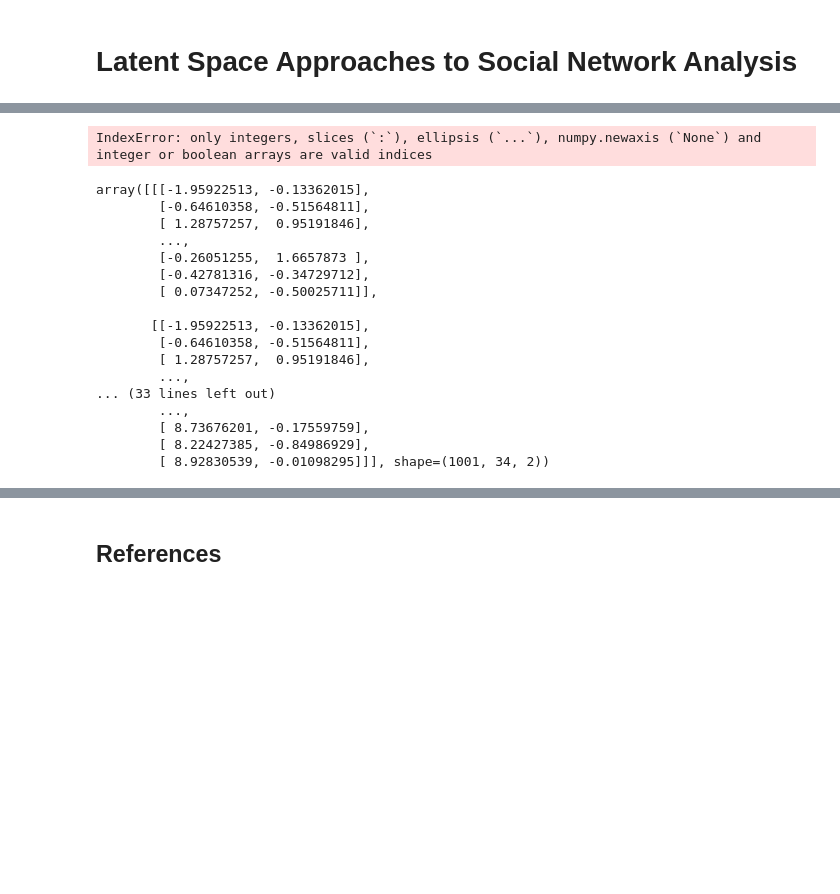
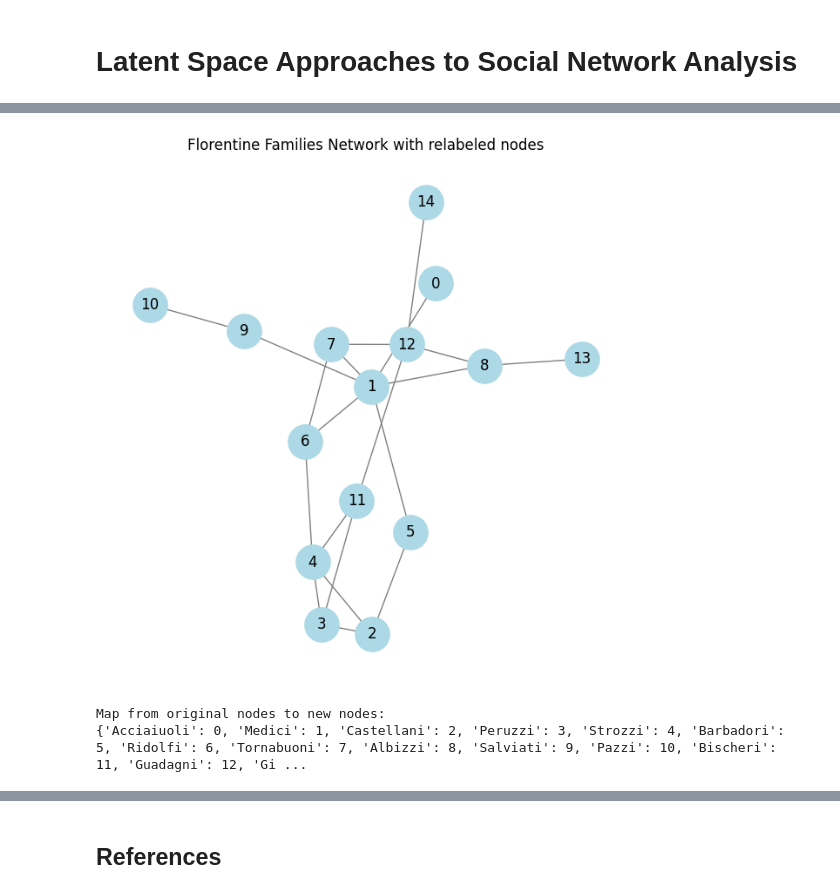
Before and after one commit to cnosa/LatentSpaces_Network_Manifold, a Jupyter notebook: LatentNetwork_Euclidean.ipynb, the cells around one changed output, grey strips where cells are left out. Saved outputs shown, nothing was run; the diff lists cells and outputs as text; code cells hidden in the pictures; blank space fills up the shorter version.

```diff
--- a/LatentNetwork_Euclidean.ipynb
+++ b/LatentNetwork_Euclidean.ipynb
@@ -59,64 +23,15 @@ def grad_U(Z):
-# %%
-
-# 4. Implementar HMC
-def hmc(Z_init, num_samples, epsilon=0.05, L=10, std_dev=1.0):
-    samples = [Z_init]
-    Z = Z_init.copy()
-
-    for _ in range(num_samples):
-        p = np.random.normal(0, std_dev, size=Z.shape)
-        current_p = p.copy()
-
-        p -= epsilon * grad_U(Z) / 2
-
-        for _ in range(L):
-            Z += epsilon * p
-            p -= epsilon * grad_U(Z)
-
-        p -= epsilon * grad_U(Z) / 2
-        p = -p
-
-        current_U = U(samples[-1])
-        current_K = np.sum(current_p ** 2) / 2
-        proposed_U = U(Z)
-        proposed_K = np.sum(p ** 2) / 2
-
-        if np.random.rand() < np.exp(current_U - proposed_U + current_K - proposed_K):
-            samples.append(Z.copy())
-        else:
-            samples.append(samples[-1])
-
-    return np.array(samples)
-
-# 5. Ejecutar HMC
-samples = hmc(Z, 100)
-
-# 6. Graficar las posiciones finales de los nodos en el espacio latente
-final_positions = samples[-1]
-plt.scatter(final_positions[:, 0], final_positions[:, 1], c='blue')
-for i, pos in enumerate(final_positions):
-    plt.text(pos[0], pos[1], str(i), fontsize=12, ha='right')
-plt.title("Posiciones Latentes de los Monjes")
-plt.show()
-# %% [output]
-IndexError: only integers, slices (`:`), ellipsis (`...`), numpy.newaxis (`None`) and integer or boolean arrays are valid indices
-# %%
-samples
-# %% [output]
-array([[[-1.95922513, -0.13362015],
-        [-0.64610358, -0.51564811],
-        [ 1.28757257,  0.95191846],
-        ...,
-        [-0.26051255,  1.6657873 ],
-        [-0.42781316, -0.34729712],
-        [ 0.07347252, -0.50025711]],
-
-       [[-1.95922513, -0.13362015],
-        [-0.64610358, -0.51564811],
-        [ 1.28757257,  0.95191846],
-        ...,
-... (33 lines left out)
-        ...,
-        [ 8.73676201, -0.17559759],
-        [ 8.22427385, -0.84986929],
-        [ 8.92830539, -0.01098295]]], shape=(1001, 34, 2))
+# %%
+G = nx.florentine_families_graph()
+node_mapping = {node: i for i, node in enumerate(G.nodes())}
+G = nx.relabel_nodes(G, node_mapping)
+
+plt.figure(figsize=(6,6))
+nx.draw(G, with_labels=True, node_color='lightblue', edge_color='gray', node_size=800)
+plt.title("Florentine Families Network with relabeled nodes")
+plt.show()
+print("Map from original nodes to new nodes:")
+print(node_mapping)
+# %% [output]
+[figure, added]
+Map from original nodes to new nodes:
+{'Acciaiuoli': 0, 'Medici': 1, 'Castellani': 2, 'Peruzzi': 3, 'Strozzi': 4, 'Barbadori': 5, 'Ridolfi': 6, 'Tornabuoni': 7, 'Albizzi': 8, 'Salviati': 9, 'Pazzi': 10, 'Bischeri': 11, 'Guadagni': 12, 'Gi ...
```
Also changed, not shown: parts of 45 cells of this notebook.
